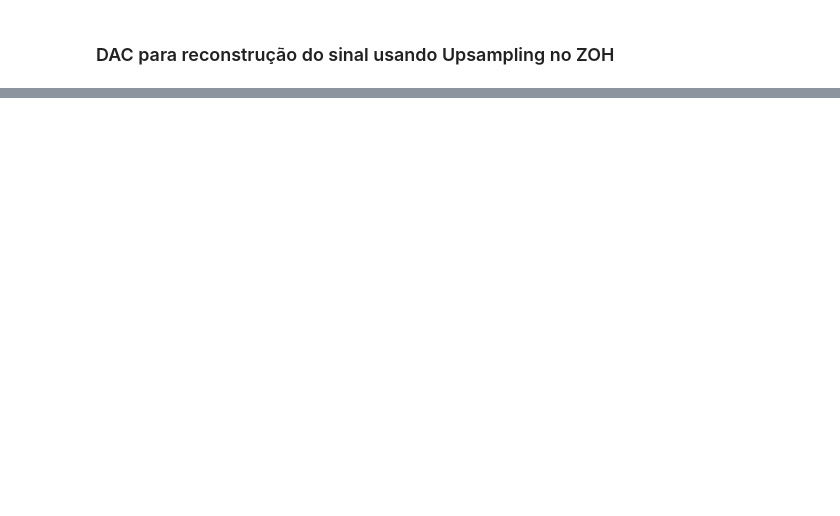
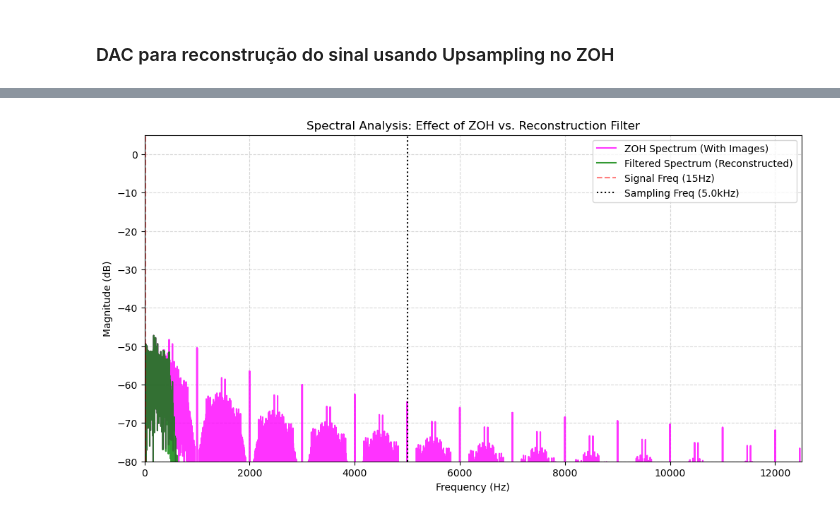
Before and after one commit to elmerfariass/DSPcap, a Jupyter notebook: ADC&DAC.ipynb, the cells around one changed output, grey strips where cells are left out. Cells and saved outputs as stored; diff of their text form; code cells hidden in the pictures; blank space fills up the shorter version.

```diff
--- a/ADC&DAC.ipynb
+++ b/ADC&DAC.ipynb
@@ -998 +957,53 @@ Iniciando reconstrução D/A...
+# %%
+def plot_fft(signal_data, fs, label, color):
+    """
+    Computes and plots the Magnitude Spectrum of a signal in dB.
+    """
+    n = len(signal_data)
+
+    # Compute the FFT and the frequency bins
+    frequencies = np.fft.fftfreq(n, 1/fs)
+    fft_values = np.fft.fft(signal_data)
+
+    # We only care about the positive half of the spectrum
+    half_length = n // 2
+    positive_frequencies = frequencies[:half_length]
+
+    # Normalize magnitude: Multiply by 2/n to account for the energy split in FFT
+    positive_magnitude = np.abs(fft_values[:half_length]) * (2.0 / n)
+
+    # Convert to Decibels (dB) for better visualization of harmonics and noise floor
+    # Added a tiny offset (1e-10) to avoid log10(0) errors
+    magnitude_db = 20 * np.log10(positive_magnitude + 1e-10)
+
+    plt.plot(positive_frequencies, magnitude_db, label=label, color=color, alpha=0.8)
+
+# --- Spectral Analysis Visualization ---
+plt.figure(figsize=(12, 6))
+
+# 1. FFT of the Zero-Order Hold (Staircase) signal
+# Note: We use ANALOG_SAMPLING_FREQ because the ZOH array was upsampled to this resolution
+plot_fft(zoh_signal, ANALOG_SAMPLING_FREQ, 'ZOH Spectrum (With Images)', 'magenta')
+
+# 2. FFT of the Filtered (Reconstructed) signal
+plot_fft(reconstructed_signal, ANALOG_SAMPLING_FREQ, 'Filtered Spectrum (Reconstructed)', 'green')
+
+# Graph Settings
+plt.title('Spectral Analysis: Effect of ZOH vs. Reconstruction Filter')
+plt.xlabel('Frequency (Hz)')
+plt.ylabel('Magnitude (dB)')
+
+# Focus on the region of interest (up to 2.5x the ADC sampling frequency)
+plt.xlim(0, ADC_SAMPLING_FREQ * 2.5)
+plt.ylim(-80, 5) # Zoomed to see quantization noise and spectral replicas
+
+# Highlight critical frequencies
+plt.axvline(SIGNAL_FREQ, color='red', linestyle='--', alpha=0.5, label=f'Signal Freq ({SIGNAL_FREQ}Hz)')
+plt.axvline(ADC_SAMPLING_FREQ, color='black', linestyle=':', label=f'Sampling Freq ({ADC_SAMPLING_FREQ/1000}kHz)')
+
+plt.grid(True, which='both', linestyle='--', alpha=0.5)
+plt.legend()
+plt.show()
+# %% [output]
+[figure, added]
 # %%
```
Also changed, not shown: parts of 7 cells of this notebook.
